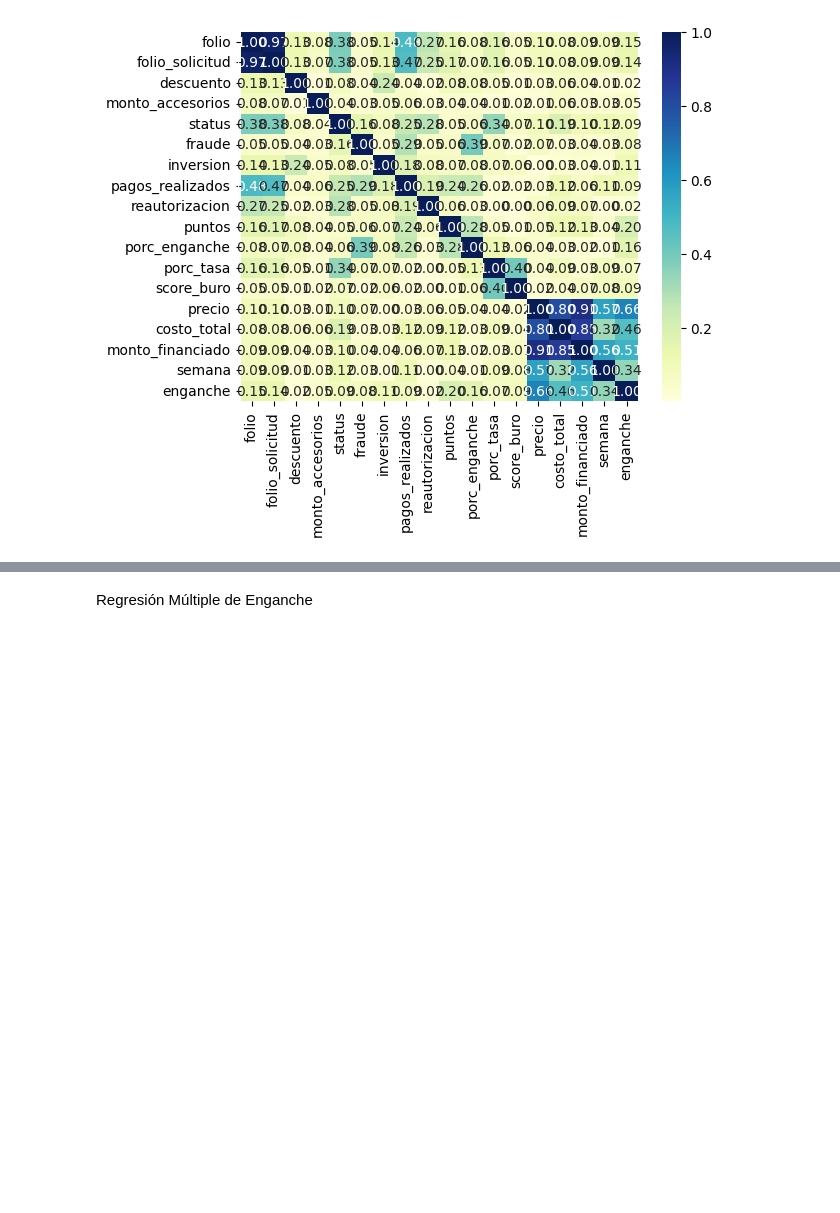
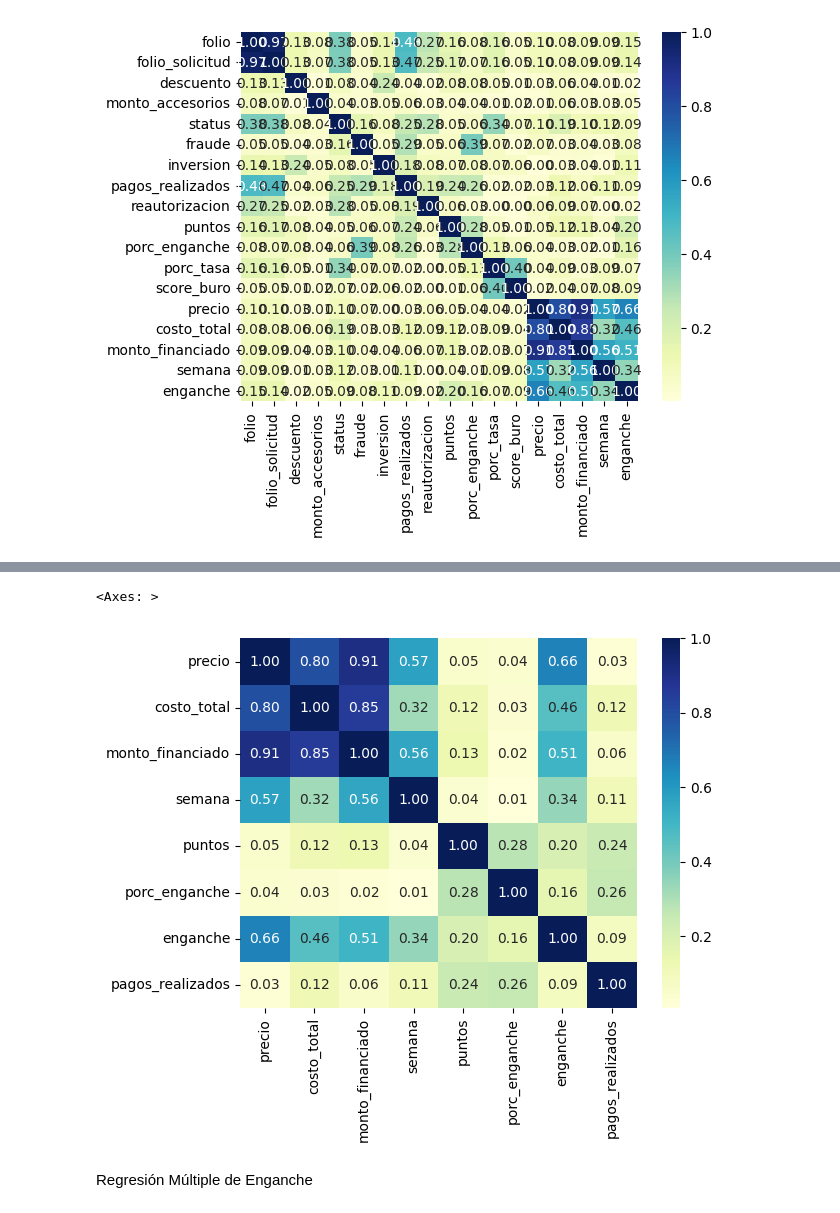
Before and after one commit to Angel353/Act_3_GPPT, a Jupyter notebook: Parte1_Angel.ipynb, the cells around one changed output, grey strips where cells are left out. Cells and saved outputs as stored; diff of their text form; code cells hidden in the pictures; blank space fills up the shorter version.

```diff
--- a/Parte1_Angel.ipynb
+++ b/Parte1_Angel.ipynb
@@ -85,3 +85,11 @@ Heat_Map1
 # %% [output]
 <Axes: >
 [figure]
+# %%
+# Reducimos la selección de variables cuantitativas
+CredicelNum2 = CredicelNum[['precio', 'costo_total','monto_financiado','semana','puntos','porc_enganche','enganche','pagos_realizados']]
+# %%
+# Encontramos todas las correlaciones entre las variables
+
+Corr_Factors2 = CredicelNum2.corr()
+Corr_Factors2
@@ -87,0 +106,5 @@ Heat_Map1
+# %%
+# Se aplica valor absoluto
+
+Corr_Factors2 = abs(Corr_Factors2)
+Corr_Factors2
@@ -88,3 +121,11 @@ Heat_Map1
+# %%
+# Graficamos el mapa de calor de los coeficientes de correlación
+
+Heat_Map2 = sns.heatmap(Corr_Factors2, cmap = 'YlGnBu', annot = True, fmt = ".2f")
+Heat_Map2
+# %% [output]
+<Axes: >
+[figure, added]
 # %% [markdown]
 Regresión Múltiple de Enganche
 # %%
```
Also changed, not shown: parts of 5 cells of this notebook.
